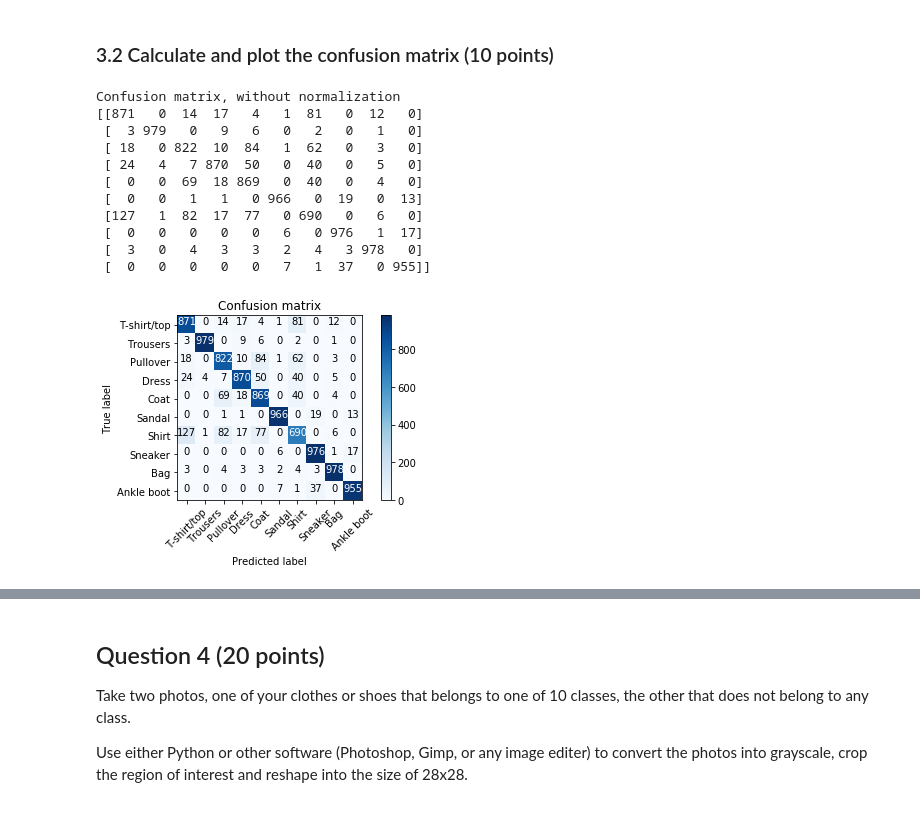
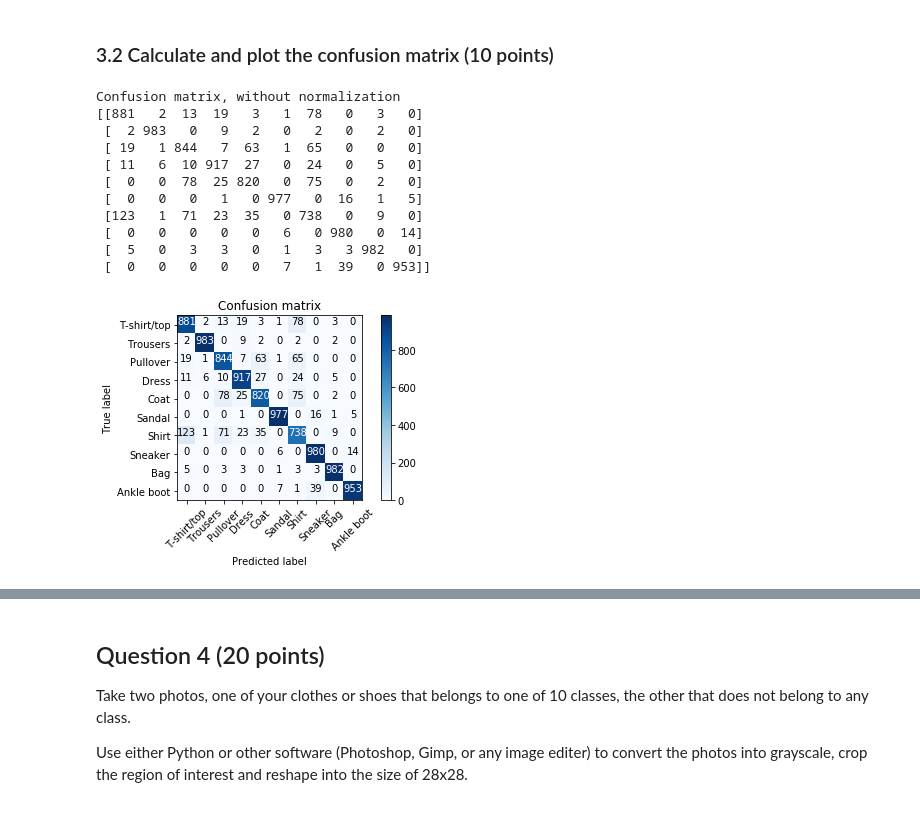
Before and after one commit to namanwahi/ComputerVision2018-19, a Jupyter notebook: coursework_2/coursework_2.ipynb, the cells around one changed output, grey strips where cells are left out. Drawn from its saved outputs; the diff is of its cells as text; code cells hidden in the pictures.

```diff
--- a/coursework_2/coursework_2.ipynb
+++ b/coursework_2/coursework_2.ipynb
@@ -146,16 +164,23 @@ Build a neural network and train it with the Fashion-MNIST dataset. Here, we use
 y_train = keras.utils.to_categorical(y_train, NUM_CLASSES)
 y_test = keras.utils.to_categorical(y_test, NUM_CLASSES)
 
-x_train = x_train / 255.0
-x_test = x_test / 255.0
+def preprocess_image(img):
+    """
+        Normalises the pixel values of the image to the range [0,1]
+    """
+    max_pixel_value = 255.0
+    return img / max_pixel_value
+
+x_train = preprocess_image(x_train)
+x_test = preprocess_image(x_test)
 # %% [markdown]
 ### 2.1 Build a multi-layer perceptron, also known as multi-layer fully connected network. You need to define the layers, the loss function, the optimiser and evaluation metric. (30 points)
 # %%
 model = keras.models.Sequential([
-  tf.keras.layers.Dense(1000, activation=tf.nn.relu),
-  tf.keras.layers.Dropout(0.4),
+  tf.keras.layers.Dense(1000, activation=tf.nn.relu, input_dim=SIDE_LENGTH * SIDE_LENGTH),
+  tf.keras.layers.Dropout(0.5),
   tf.keras.layers.Dense(10, activation=tf.nn.softmax)
 ])
 
 model.compile(loss="categorical_crossentropy", optimizer="adam", metrics=["accuracy"])
-#print(model.summary())
+print(model.summary())
@@ -165,6 +205,6 @@ model.compile(loss="categorical_crossentropy", optimizer="adam", metrics=["accur
 We have tested that for an appropriate network architecture, on a personal laptop and with only CPU, it takes about a few seconds per epoch to train the network. For 100 epochs, it takes about a coffee break's time to finish the training. If you run it on a powerful GPU, it would be even much faster.
 # %%
 batch_size = 1024
-epochs = 150
+epochs = 200
 model.fit(x_train, y_train, epochs=epochs, batch_size=batch_size)
 # %% [output]
@@ -240,35 +283,23 @@ model.evaluate(x_test, y_test)
 # %%
 cm = np.zeros(NUM_CLASSES * NUM_CLASSES).reshape((NUM_CLASSES, NUM_CLASSES)).astype(np.int32)
 predictions = model.predict(x_test)
-assert len(predictions) == len(y_test)
 
 for i in range(len(predictions)):
     actual_index = np.argmax(y_test[i])
     predicted_index = np.argmax(predictions[i])
     cm[actual_index][predicted_index] += 1
 
-plot_confusion_matrix(cm, [
-    "T-shirt/top",
-    "Trousers",
-    "Pullover",
-    "Dress",
-    "Coat",
-    "Sandal",
-    "Shirt",
-    "Sneaker",
-    "Bag",
-    "Ankle boot"
-])
+plot_confusion_matrix(cm, classes)
 # %% [output]
 Confusion matrix, without normalization
-[[871   0  14  17   4   1  81   0  12   0]
- [  3 979   0   9   6   0   2   0   1   0]
- [ 18   0 822  10  84   1  62   0   3   0]
- [ 24   4   7 870  50   0  40   0   5   0]
- [  0   0  69  18 869   0  40   0   4   0]
- [  0   0   1   1   0 966   0  19   0  13]
- [127   1  82  17  77   0 690   0   6   0]
- [  0   0   0   0   0   6   0 976   1  17]
- [  3   0   4   3   3   2   4   3 978   0]
- [  0   0   0   0   0   7   1  37   0 955]]
+[[881   2  13  19   3   1  78   0   3   0]
+ [  2 983   0   9   2   0   2   0   2   0]
+ [ 19   1 844   7  63   1  65   0   0   0]
+ [ 11   6  10 917  27   0  24   0   5   0]
+ [  0   0  78  25 820   0  75   0   2   0]
+ [  0   0   0   1   0 977   0  16   1   5]
+ [123   1  71  23  35   0 738   0   9   0]
+ [  0   0   0   0   0   6   0 980   0  14]
+ [  5   0   3   3   0   1   3   3 982   0]
+ [  0   0   0   0   0   7   1  39   0 953]]
-[figure, old version]
+[figure, new version]
```
Also changed, not shown: parts of 24 cells of this notebook, 1 other file.
